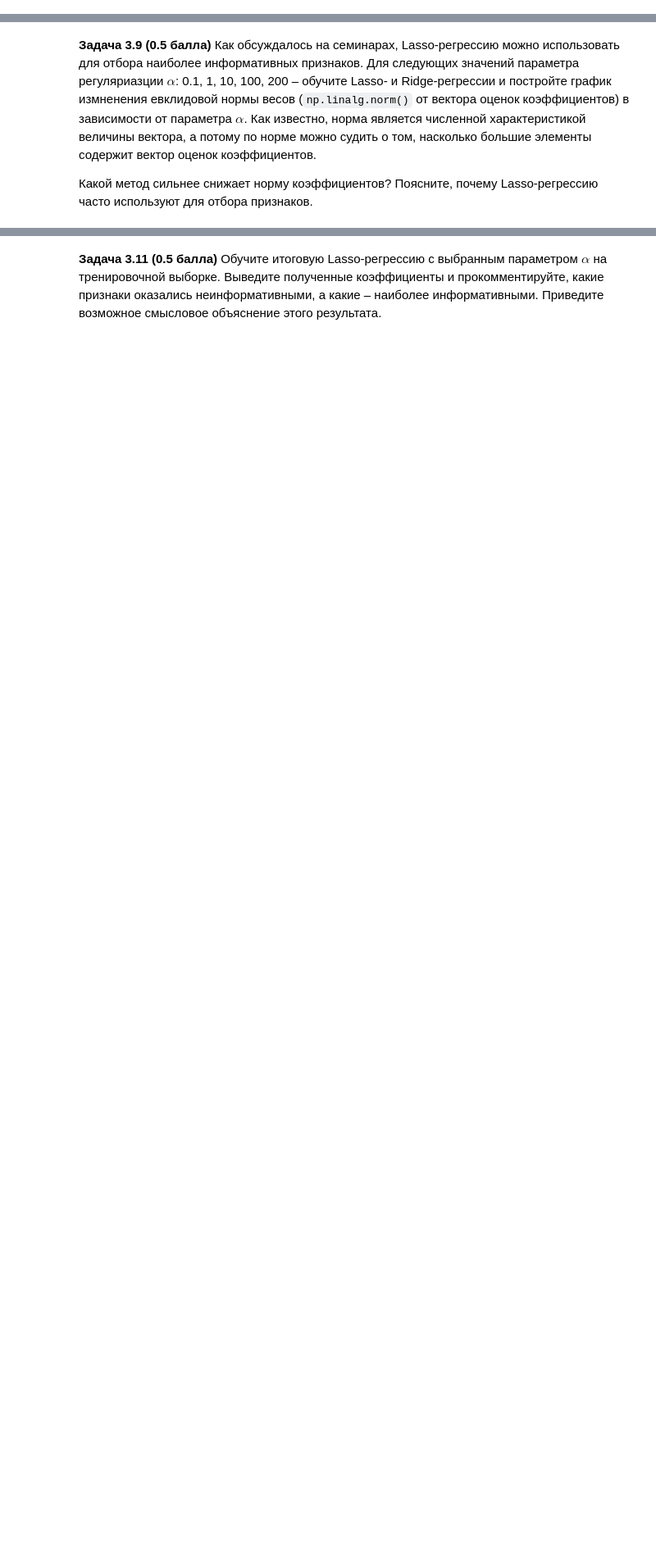
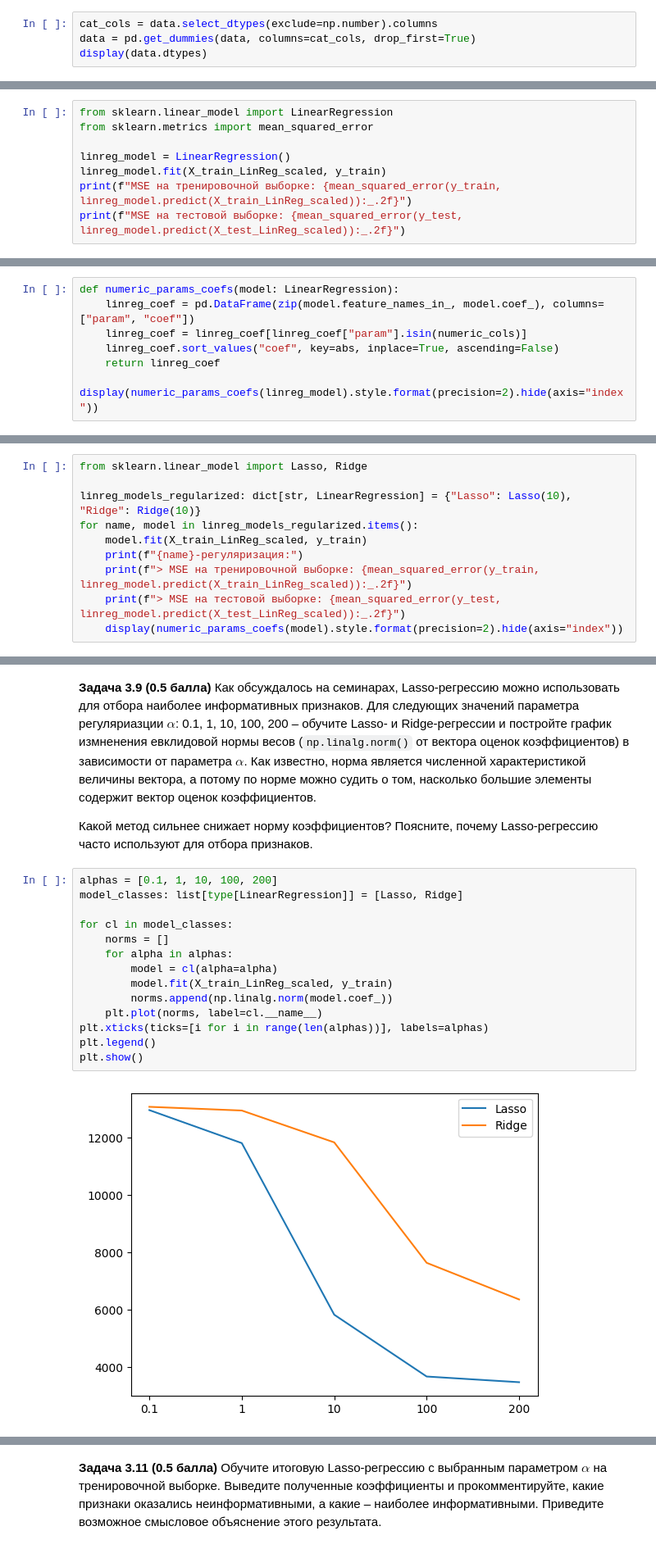
Before and after one commit to AjnoEO/iad-ml, a Jupyter notebook: hw04-knn-linreg/hw04_knn_linreg.ipynb, the cells around one changed output, grey strips where cells are left out. Shown at 82% size. Saved outputs shown, nothing was run; the diff lists cells and outputs as text; blank space fills up the shorter version.

```diff
--- a/hw04-knn-linreg/hw04_knn_linreg.ipynb
+++ b/hw04-knn-linreg/hw04_knn_linreg.ipynb
@@ -452,2 +497,6 @@ data.head(5)
 # %% [markdown]
 **Задача 3.3 (0.2 балла)** Так как линейная модель складывает значения признаков с некоторыми весами, нам нужно аккуратно обработать категориальные признаки. Закодируйте категориальные признаки методом OneHot-кодирования (`pd.get_dummies()` или `OneHotEncoder` из `sklearn`).
+# %%
+cat_cols = data.select_dtypes(exclude=np.number).columns
+data = pd.get_dummies(data, columns=cat_cols, drop_first=True)
+display(data.dtypes)
@@ -460,2 +565,10 @@ data.head(5)
 # %% [markdown]
 **Задача 3.6 (0.2 балла)** Оцените линейную регрессию на тренировочной выборке. Выведите среднеквадратичную ошибку на тренировочной и тестовой выборках.
+# %%
+from sklearn.linear_model import LinearRegression
+from sklearn.metrics import mean_squared_error
+
+linreg_model = LinearRegression()
+linreg_model.fit(X_train_LinReg_scaled, y_train)
+print(f"MSE на тренировочной выборке: {mean_squared_error(y_train, linreg_model.predict(X_train_LinReg_scaled)):_.2f}")
+print(f"MSE на тестовой выборке: {mean_squared_error(y_test, linreg_model.predict(X_test_LinReg_scaled)):_.2f}")
@@ -462,2 +580,10 @@ data.head(5)
 # %% [markdown]
 **Задача 3.7 (0.3 балла)** Изучите [документацию](https://scikit-learn.org/stable/modules/generated/sklearn.linear_model.LinearRegression.html) модуля `LinearRegression` и выведите полученные оценки коэффициентов. Назовите вещественные переменные, оценки коэффициентов которых по модулю на порядок превышают оценки прочих вещественных переменных.
+# %%
+def numeric_params_coefs(model: LinearRegression):
+    linreg_coef = pd.DataFrame(zip(model.feature_names_in_, model.coef_), columns=["param", "coef"])
+    linreg_coef = linreg_coef[linreg_coef["param"].isin(numeric_cols)]
+    linreg_coef.sort_values("coef", key=abs, inplace=True, ascending=False)
+    return linreg_coef
+
+display(numeric_params_coefs(linreg_model).style.format(precision=2).hide(axis="index"))
@@ -481,3 +617,13 @@ $$
 Такая модель называется Ridge-регрессией.
 
 Обучите Lasso-регрессию и Ridge-регрессию, установив гиперпараметр регуляризации равным 10. Для этого используйте модули `Lasso` и `Ridge` из `sklearn`. Сильно ли уменьшились веса? Сделайте вывод о том, насколько сильно проблема мультиколлинеарности проявлялась в изначальной регрессии.
+# %%
+from sklearn.linear_model import Lasso, Ridge
+
+linreg_models_regularized: dict[str, LinearRegression] = {"Lasso": Lasso(10), "Ridge": Ridge(10)}
+for name, model in linreg_models_regularized.items():
+    model.fit(X_train_LinReg_scaled, y_train)
+    print(f"{name}-регуляризация:")
+    print(f"> MSE на тренировочной выборке: {mean_squared_error(y_train, linreg_model.predict(X_train_LinReg_scaled)):_.2f}")
+    print(f"> MSE на тестовой выборке: {mean_squared_error(y_test, linreg_model.predict(X_test_LinReg_scaled)):_.2f}")
+    display(numeric_params_coefs(model).style.format(precision=2).hide(axis="index"))
@@ -485,6 +654,22 @@ $$
 **Задача 3.9 (0.5 балла)** Как обсуждалось на семинарах, Lasso-регрессию можно использовать для отбора наиболее информативных признаков. Для следующих значений параметра регуляриазции $\alpha$: 0.1, 1, 10, 100, 200 –  обучите Lasso- и Ridge-регрессии и постройте график измненения евклидовой нормы весов (`np.linalg.norm()` от вектора оценок коэффициентов) в зависимости от параметра $\alpha$. Как известно, норма является численной характеристикой величины вектора, а потому по норме можно судить о том, насколько большие элементы содержит вектор оценок коэффициентов.
 
 Какой метод сильнее снижает норму коэффициентов? Поясните, почему Lasso-регрессию часто используют для отбора признаков.
+# %%
+alphas = [0.1, 1, 10, 100, 200]
+model_classes: list[type[LinearRegression]] = [Lasso, Ridge]
+
+for cl in model_classes:
+    norms = []
+    for alpha in alphas:
+        model = cl(alpha=alpha)
+        model.fit(X_train_LinReg_scaled, y_train)
+        norms.append(np.linalg.norm(model.coef_))
+    plt.plot(norms, label=cl.__name__)
+plt.xticks(ticks=[i for i in range(len(alphas))], labels=alphas)
+plt.legend()
+plt.show()
+# %% [output]
+[figure, added]
 # %% [markdown]
 **Задача 3.10 (0.5 балла)**
 В зависимости от значения параметра $\alpha$ в Lasso-регрессии зануляются разные оценки коэффициентов. Оптимальное значение $\alpha$ можно подобрать, например, при помощи кросс-валидации по тренировочной выборке.
```
Also changed, not shown: parts of 16 cells of this notebook.
